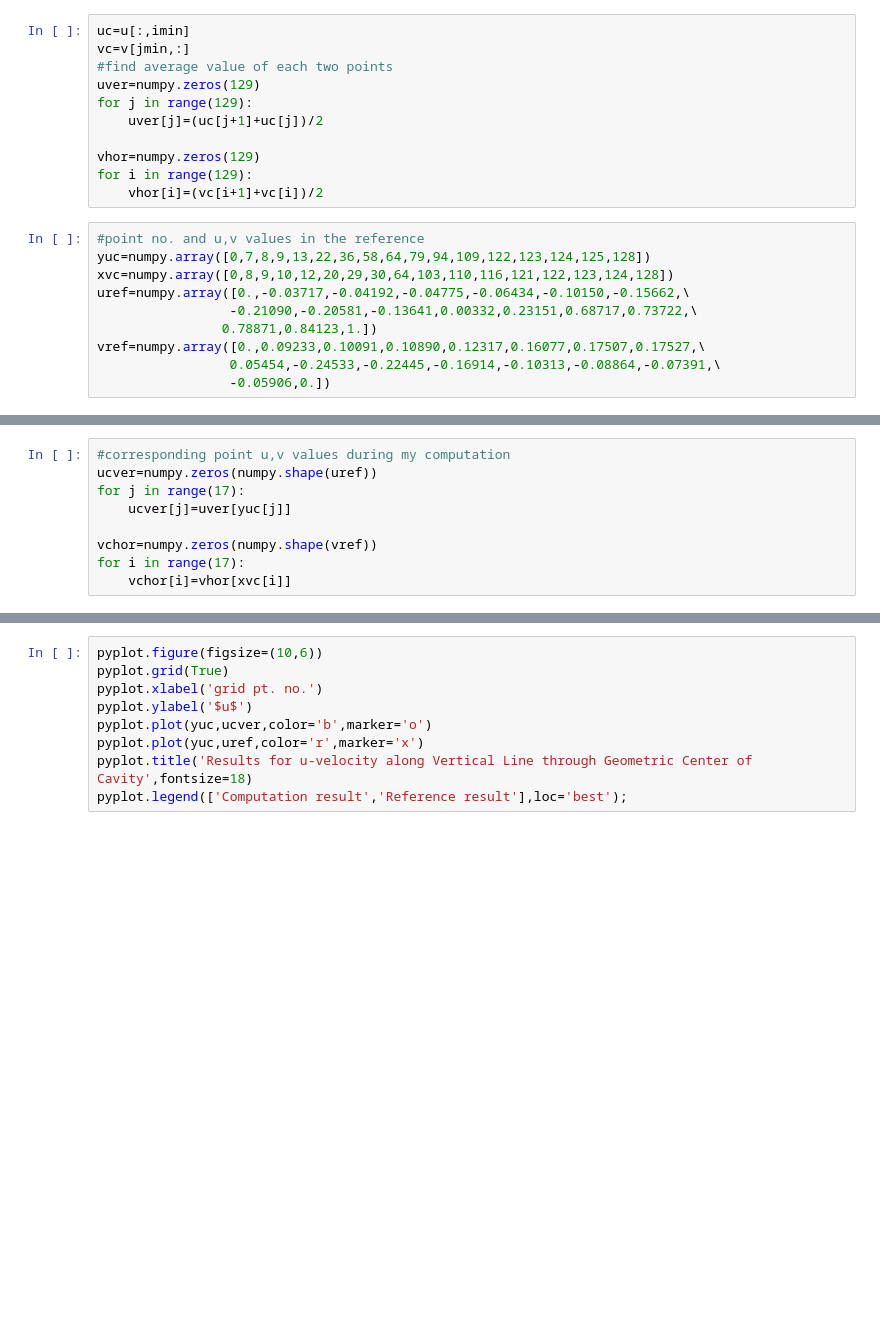
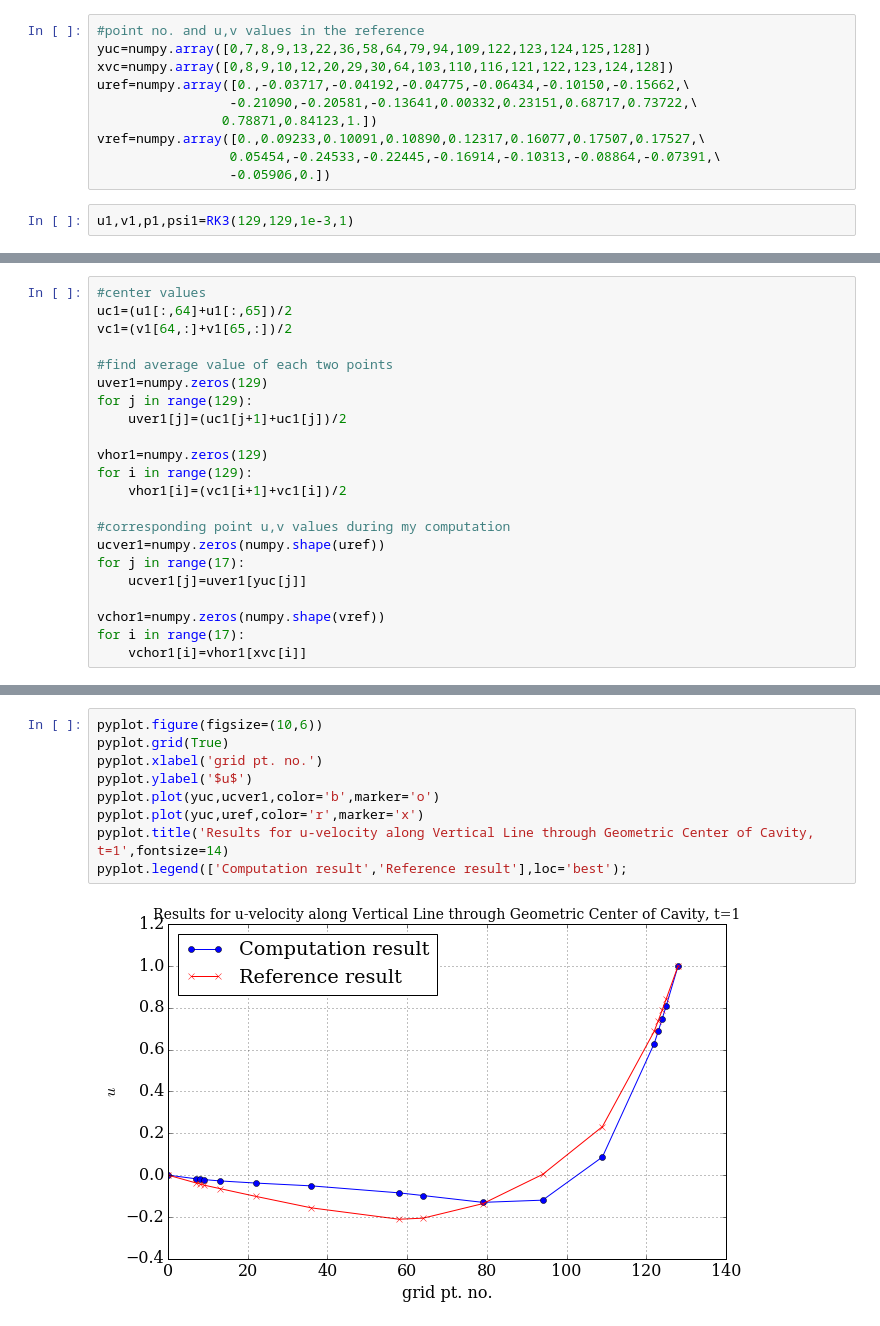
Before and after one commit to yujiasheng912/MAE6225, a Jupyter notebook: CavityFlow.ipynb, the cells around one changed output, grey strips where cells are left out. Drawn from its saved outputs; the diff is of its cells as text; blank space fills up the shorter version.

```diff
--- a/CavityFlow.ipynb
+++ b/CavityFlow.ipynb
@@ -275,14 +254,3 @@ for j in range(65,90):
-# %%
-uc=u[:,imin]
-vc=v[jmin,:]
-#find average value of each two points
-uver=numpy.zeros(129)
-for j in range(129):
-    uver[j]=(uc[j+1]+uc[j])/2
-
-vhor=numpy.zeros(129)
-for i in range(129):
-    vhor[i]=(vc[i+1]+vc[i])/2
 # %%
 #point no. and u,v values in the reference
 yuc=numpy.array([0,7,8,9,13,22,36,58,64,79,94,109,122,123,124,125,128])
@@ -293,3 +261,5 @@ uref=numpy.array([0.,-0.03717,-0.04192,-0.04775,-0.06434,-0.10150,-0.15662,\
 vref=numpy.array([0.,0.09233,0.10091,0.10890,0.12317,0.16077,0.17507,0.17527,\
                  0.05454,-0.24533,-0.22445,-0.16914,-0.10313,-0.08864,-0.07391,\
                  -0.05906,0.])
+# %%
+u1,v1,p1,psi1=RK3(129,129,1e-3,1)
@@ -296,9 +322,22 @@ vref=numpy.array([0.,0.09233,0.10091,0.10890,0.12317,0.16077,0.17507,0.17527,\
 # %%
+#center values
+uc1=(u1[:,64]+u1[:,65])/2
+vc1=(v1[64,:]+v1[65,:])/2
+
+#find average value of each two points
+uver1=numpy.zeros(129)
+for j in range(129):
+    uver1[j]=(uc1[j+1]+uc1[j])/2
+
+vhor1=numpy.zeros(129)
+for i in range(129):
+    vhor1[i]=(vc1[i+1]+vc1[i])/2
+
 #corresponding point u,v values during my computation
-ucver=numpy.zeros(numpy.shape(uref))
+ucver1=numpy.zeros(numpy.shape(uref))
 for j in range(17):
-    ucver[j]=uver[yuc[j]]
+    ucver1[j]=uver1[yuc[j]]
 
-vchor=numpy.zeros(numpy.shape(vref))
+vchor1=numpy.zeros(numpy.shape(vref))
 for i in range(17):
-    vchor[i]=vhor[xvc[i]]
+    vchor1[i]=vhor1[xvc[i]]
@@ -305,12 +410,14 @@ for i in range(17):
 # %%
 pyplot.figure(figsize=(10,6))
 pyplot.grid(True)
 pyplot.xlabel('grid pt. no.')
 pyplot.ylabel('$u$')
-pyplot.plot(yuc,ucver,color='b',marker='o')
+pyplot.plot(yuc,ucver1,color='b',marker='o')
 pyplot.plot(yuc,uref,color='r',marker='x')
-pyplot.title('Results for u-velocity along Vertical Line through Geometric Center of Cavity',fontsize=18)
+pyplot.title('Results for u-velocity along Vertical Line through Geometric Center of Cavity, t=1',fontsize=14)
 pyplot.legend(['Computation result','Reference result'],loc='best');
+# %% [output]
+[figure, added]
 # %%
 pyplot.figure(figsize=(10,6))
 pyplot.grid(True)
```
Also changed, not shown: parts of 20 cells of this notebook, 1 other file.
